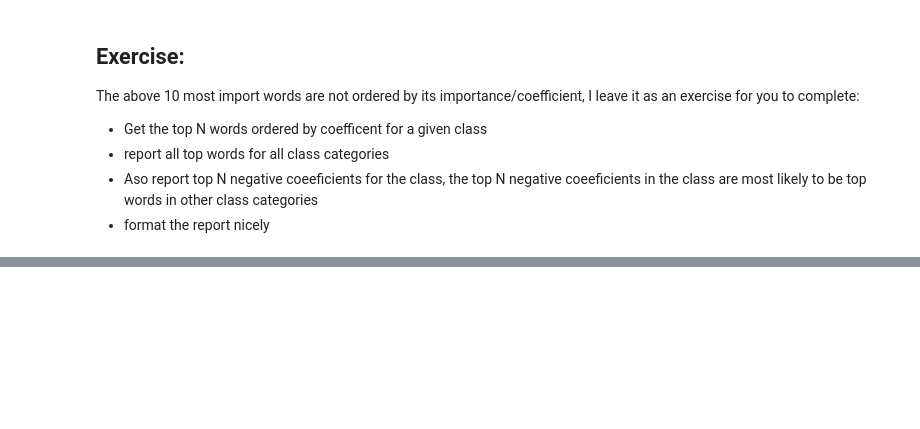
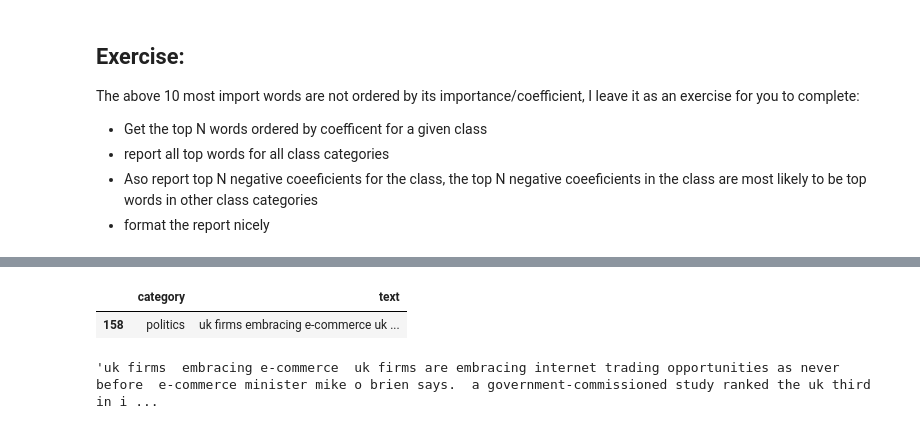
Before and after one commit to donglinchen/data_science_exercise, a Jupyter notebook: text-classification.ipynb, the cells around one changed output, grey strips where cells are left out. Saved outputs shown, nothing was run; the diff lists cells and outputs as text; code cells hidden in the pictures; blank space fills up the shorter version.

```diff
--- a/text-classification.ipynb
+++ b/text-classification.ipynb
@@ -147,0 +306,9 @@ The above 10 most import words are not ordered by its importance/coefficient, I
+# %%
+df[df['text'].str.contains(' ict ')]
+# %% [output]
+|  | category | text |
+| 158 | politics | uk firms embracing e-commerce uk ... |
+# %%
+df.iloc[158]['text']
+# %% [output]
+'uk firms  embracing e-commerce  uk firms are embracing internet trading opportunities as never before  e-commerce minister mike o brien says.  a government-commissioned study ranked the uk third in i ...
```
Also changed, not shown: parts of 22 cells of this notebook.
